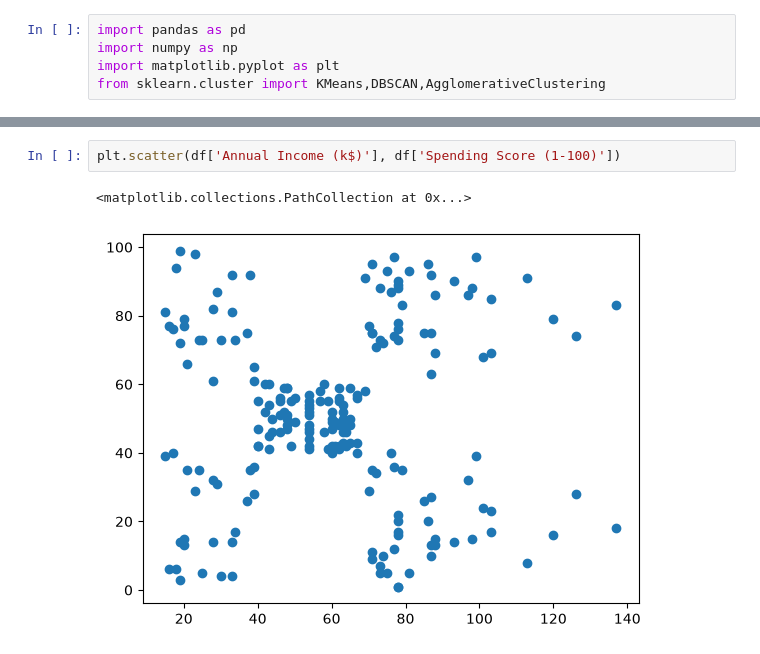
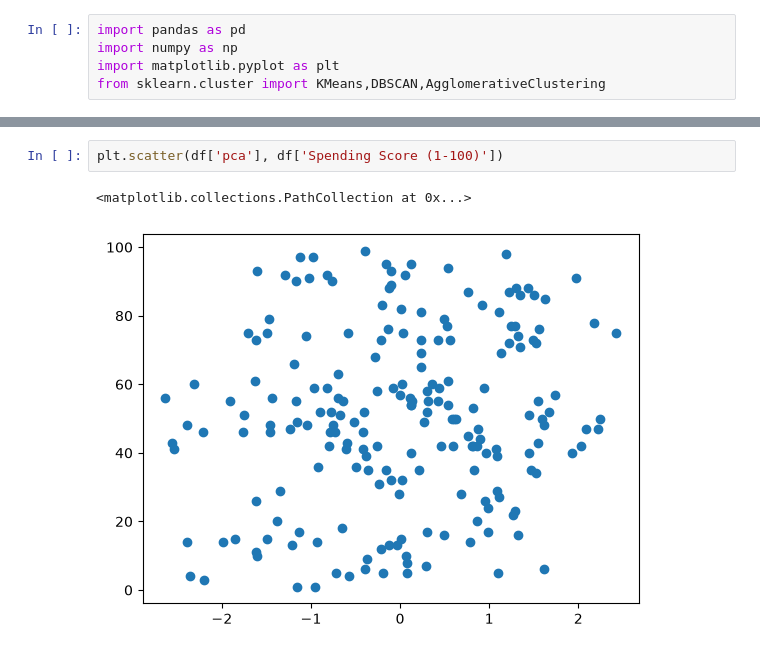
Before and after one commit to bhaskarkumar1667/clustering_, a Jupyter notebook: notebooks/clustering.ipynb, the cells around one changed output, grey strips where cells are left out. Drawn from its saved outputs; the diff is of its cells as text.

```diff
--- a/notebooks/clustering.ipynb
+++ b/notebooks/clustering.ipynb
@@ -23,5 +23,5 @@ df
 # %%
-plt.scatter(df['Annual Income (k$)'], df['Spending Score (1-100)'])
+plt.scatter(df['pca'], df['Spending Score (1-100)'])
 # %% [output]
 <matplotlib.collections.PathCollection at 0x...>
-[figure, old version]
+[figure, new version]
```
Also changed, not shown: parts of 1 cell of this notebook, 2 other files.
